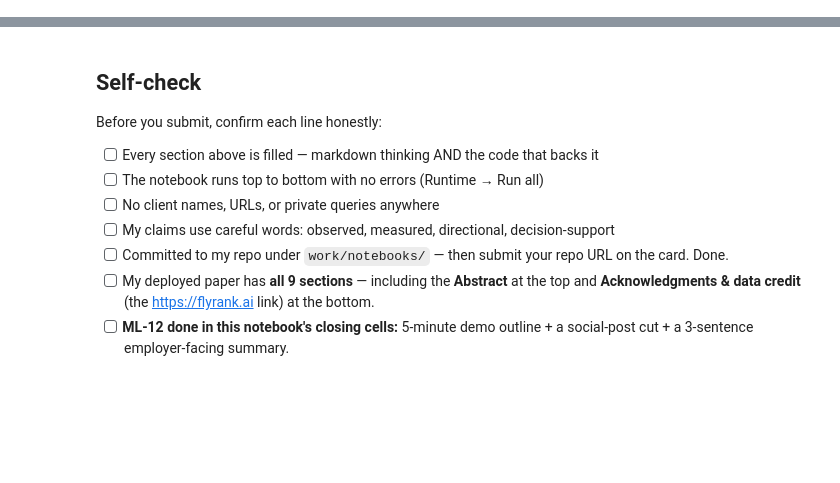
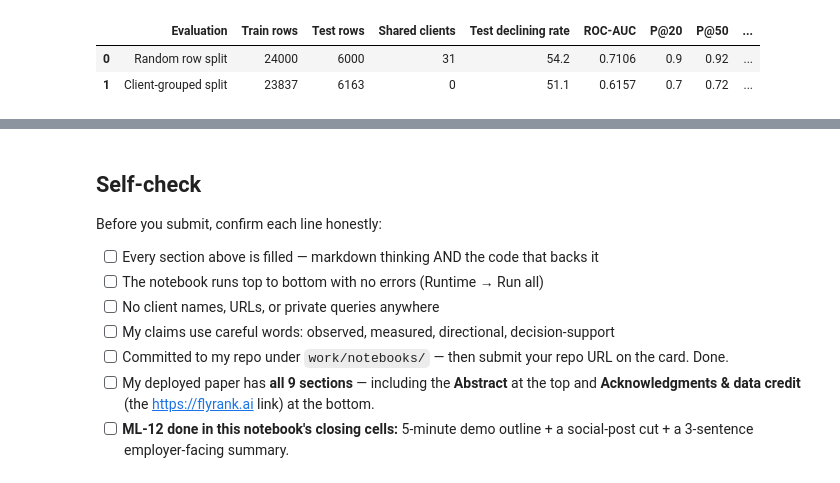
Before and after one commit to qurban-12/ML_internship_Qurban, a Jupyter notebook: work/notebooks/capstone.ipynb, the cells around one changed output, grey strips where cells are left out. Drawn from its saved outputs; the diff is of its cells as text; code cells hidden in the pictures; blank space fills up the shorter version.

```diff
--- a/work/notebooks/capstone.ipynb
+++ b/work/notebooks/capstone.ipynb
@@ -36,0 +289,45 @@ This skeleton is yours to fill. Work the sections **in order** — each one has
+# %%
+results = pd.DataFrame({
+    "Evaluation": [
+        "Random row split",
+        "Client-grouped split"
+    ],
+    "Train rows": [
+        24000,
+        23837
+    ],
+    "Test rows": [
+        6000,
+        6163
+    ],
+    "Shared clients": [
+        31,
+        0
+    ],
+    "Test declining rate": [
+        54.2,
+        51.1
+    ],
+    "ROC-AUC": [
+        0.7106,
+        0.6157
+    ],
+    "P@20": [
+        0.90,
+        0.70
+    ],
+    "P@50": [
+        0.92,
+        0.72
+    ],
+    "P@100": [
+        0.89,
+        0.70
+    ]
+})
+
+results
+# %% [output]
+|  | Evaluation | Train rows | Test rows | Shared clients | Test declining rate | ROC-AUC | P@20 | P@50 | ... |
+| 0 | Random row split | 24000 | 6000 | 31 | 54.2 | 0.7106 | 0.9 | 0.92 | ... |
+| 1 | Client-grouped split | 23837 | 6163 | 0 | 51.1 | 0.6157 | 0.7 | 0.72 | ... |
```
Also changed, not shown: parts of 30 cells of this notebook.
